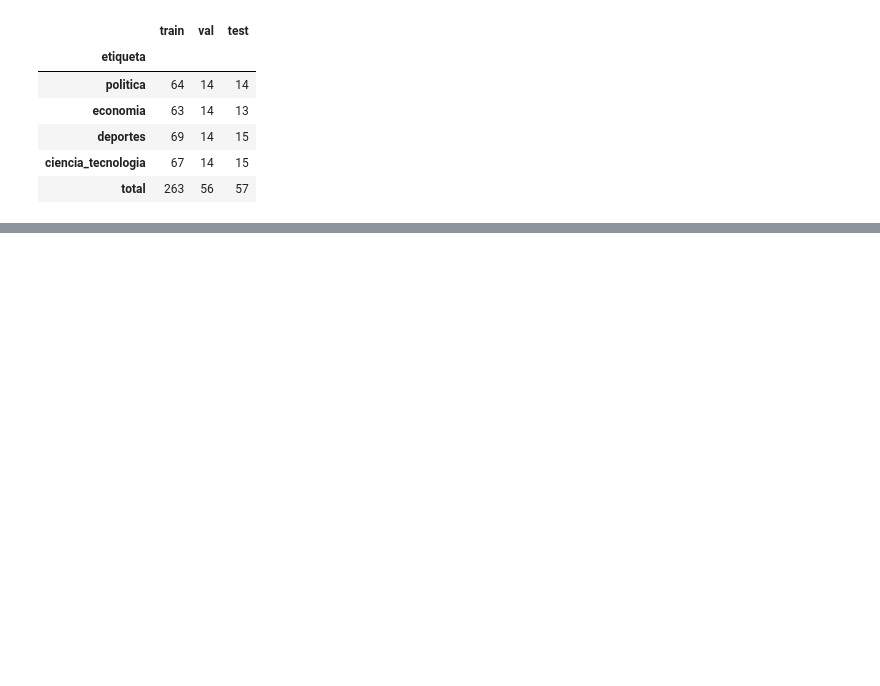
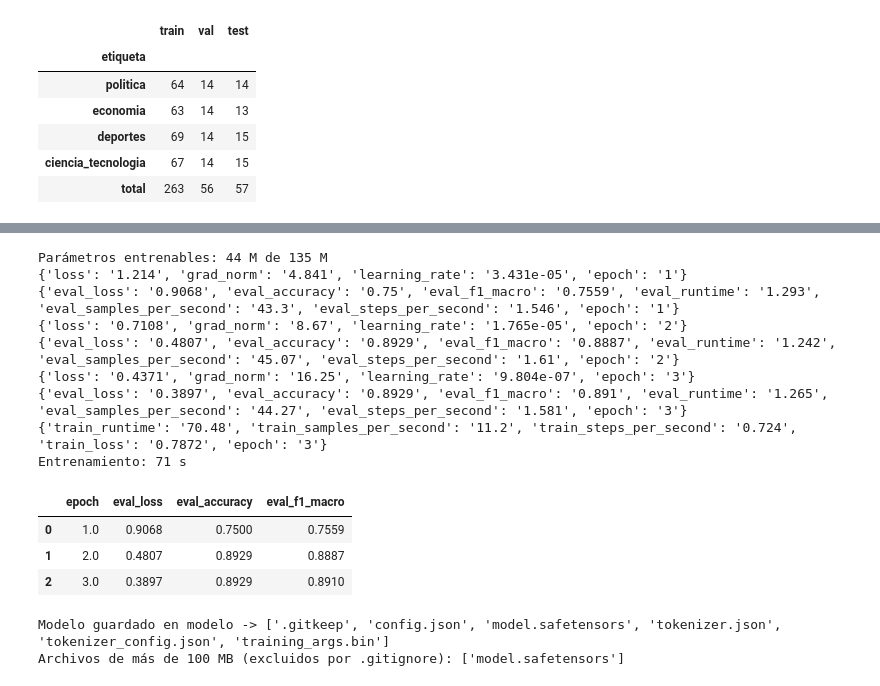
Before and after one commit to IvettexMamani/diplomado-python-2026, a Jupyter notebook: tarea_1/02_clasificacion.ipynb, the cells around one changed output, grey strips where cells are left out. Drawn from its saved outputs; the diff is of its cells as text; code cells hidden in the pictures; blank space fills up the shorter version.

```diff
--- a/tarea_1/02_clasificacion.ipynb
+++ b/tarea_1/02_clasificacion.ipynb
@@ -416,0 +431,68 @@ test :  57 noticias (15.2%)
+# %%
+BASE = "distilbert/distilbert-base-multilingual-cased"
+EPOCAS = 3
+id2label = dict(enumerate(ETIQUETAS))
+label2id = {v: k for k, v in id2label.items()}
+tok = AutoTokenizer.from_pretrained(BASE)
+
+
+def a_dataset(d, columna="etiqueta"):
+    ds = Dataset.from_dict({"text": d["titular"].tolist(), "label": d[columna].map(label2id).tolist()})
+    return ds.map(lambda b: tok(b["text"], truncation=True, max_length=64), batched=True)
+
+
+def calcular_metricas(eval_pred):
+    logits, labels = eval_pred
+    preds = logits.argmax(-1)
+    return {"accuracy": accuracy_score(labels, preds), "f1_macro": f1_score(labels, preds, average="macro")}
+
+
+def entrenar(columna, carpeta):
+    set_seed(SEMILLA)
+    modelo = AutoModelForSequenceClassification.from_pretrained(
+        BASE, num_labels=len(ETIQUETAS), id2label=id2label, label2id=label2id)
+    modelo.distilbert.embeddings.word_embeddings.weight.requires_grad_(False)
+    entrenables = sum(p.numel() for p in modelo.parameters() if p.requires_grad)
+    print(f"Parámetros entrenables: {entrenables / 1e6:.0f} M de {modelo.num_parameters() / 1e6:.0f} M")
+    args = TrainingArguments(
+        output_dir=carpeta, num_train_epochs=EPOCAS, learning_rate=5e-5, weight_decay=0.01,
+        per_device_train_batch_size=16, per_device_eval_batch_size=32,
+        eval_strategy="epoch", save_strategy="epoch", logging_strategy="epoch",
+        load_best_model_at_end=True, metric_for_best_model="f1_macro", greater_is_better=True,
+        save_total_limit=1, save_only_model=True, seed=SEMILLA, use_cpu=True, report_to="none",
+    )
+    trainer = Trainer(model=modelo, args=args, processing_class=tok, data_collator=DataCollatorWithPadding(tok),
+                      train_dataset=a_dataset(train_df, columna), eval_dataset=a_dataset(val_df, columna),
+                      compute_metrics=calcular_metricas)
+    t0 = time.time()
+    trainer.train()
+    print(f"Entrenamiento: {time.time() - t0:.0f} s")
+    shutil.rmtree(carpeta, ignore_errors=True)  # el mejor modelo ya está cargado en memoria
+    return trainer
+# %%
+trainer = entrenar("etiqueta", str(MODELO / "checkpoint-trainer"))
+historial = pd.DataFrame([h for h in trainer.state.log_history if "eval_f1_macro" in h])
+historial[["epoch", "eval_loss", "eval_accuracy", "eval_f1_macro"]].round(4)
+# %% [output]
+Parámetros entrenables: 44 M de 135 M
+{'loss': '1.214', 'grad_norm': '4.841', 'learning_rate': '3.431e-05', 'epoch': '1'}
+{'eval_loss': '0.9068', 'eval_accuracy': '0.75', 'eval_f1_macro': '0.7559', 'eval_runtime': '1.293', 'eval_samples_per_second': '43.3', 'eval_steps_per_second': '1.546', 'epoch': '1'}
+{'loss': '0.7108', 'grad_norm': '8.67', 'learning_rate': '1.765e-05', 'epoch': '2'}
+{'eval_loss': '0.4807', 'eval_accuracy': '0.8929', 'eval_f1_macro': '0.8887', 'eval_runtime': '1.242', 'eval_samples_per_second': '45.07', 'eval_steps_per_second': '1.61', 'epoch': '2'}
+{'loss': '0.4371', 'grad_norm': '16.25', 'learning_rate': '9.804e-07', 'epoch': '3'}
+{'eval_loss': '0.3897', 'eval_accuracy': '0.8929', 'eval_f1_macro': '0.891', 'eval_runtime': '1.265', 'eval_samples_per_second': '44.27', 'eval_steps_per_second': '1.581', 'epoch': '3'}
+{'train_runtime': '70.48', 'train_samples_per_second': '11.2', 'train_steps_per_second': '0.724', 'train_loss': '0.7872', 'epoch': '3'}
+Entrenamiento: 71 s
+|  | epoch | eval_loss | eval_accuracy | eval_f1_macro |
+| 0 | 1.0 | 0.9068 | 0.7500 | 0.7559 |
+| 1 | 2.0 | 0.4807 | 0.8929 | 0.8887 |
+| 2 | 3.0 | 0.3897 | 0.8929 | 0.8910 |
+# %%
+trainer.save_model(str(MODELO))
+tok.save_pretrained(str(MODELO))
+pesados = [p.name for p in MODELO.iterdir() if p.is_file() and p.stat().st_size > 100 * 1024**2]
+print("Modelo guardado en", MODELO, "->", sorted(p.name for p in MODELO.iterdir() if p.is_file()))
+print("Archivos de más de 100 MB (excluidos por .gitignore):", pesados)
+# %% [output]
+Modelo guardado en modelo -> ['.gitkeep', 'config.json', 'model.safetensors', 'tokenizer.json', 'tokenizer_config.json', 'training_args.bin']
+Archivos de más de 100 MB (excluidos por .gitignore): ['model.safetensors']
```
Also changed, not shown: parts of 2 cells of this notebook, 3 other files.
